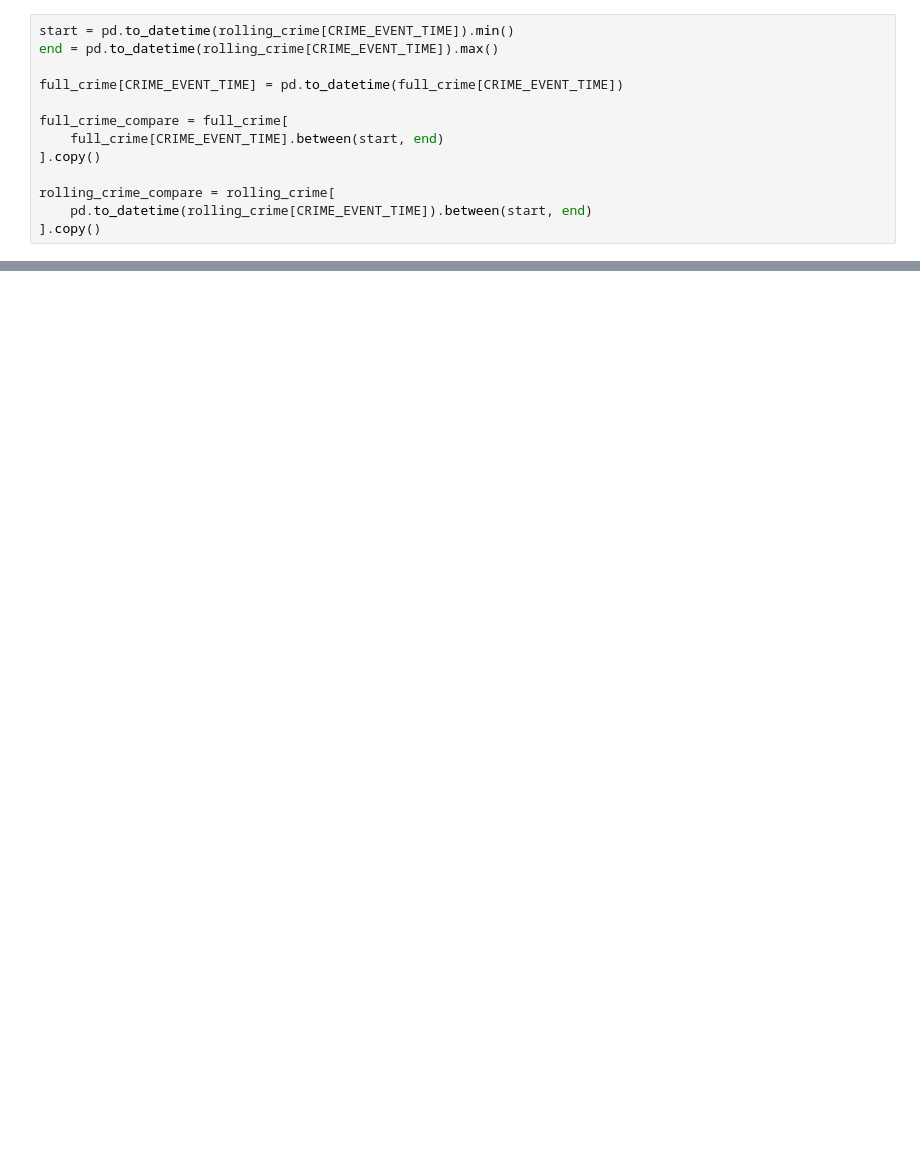
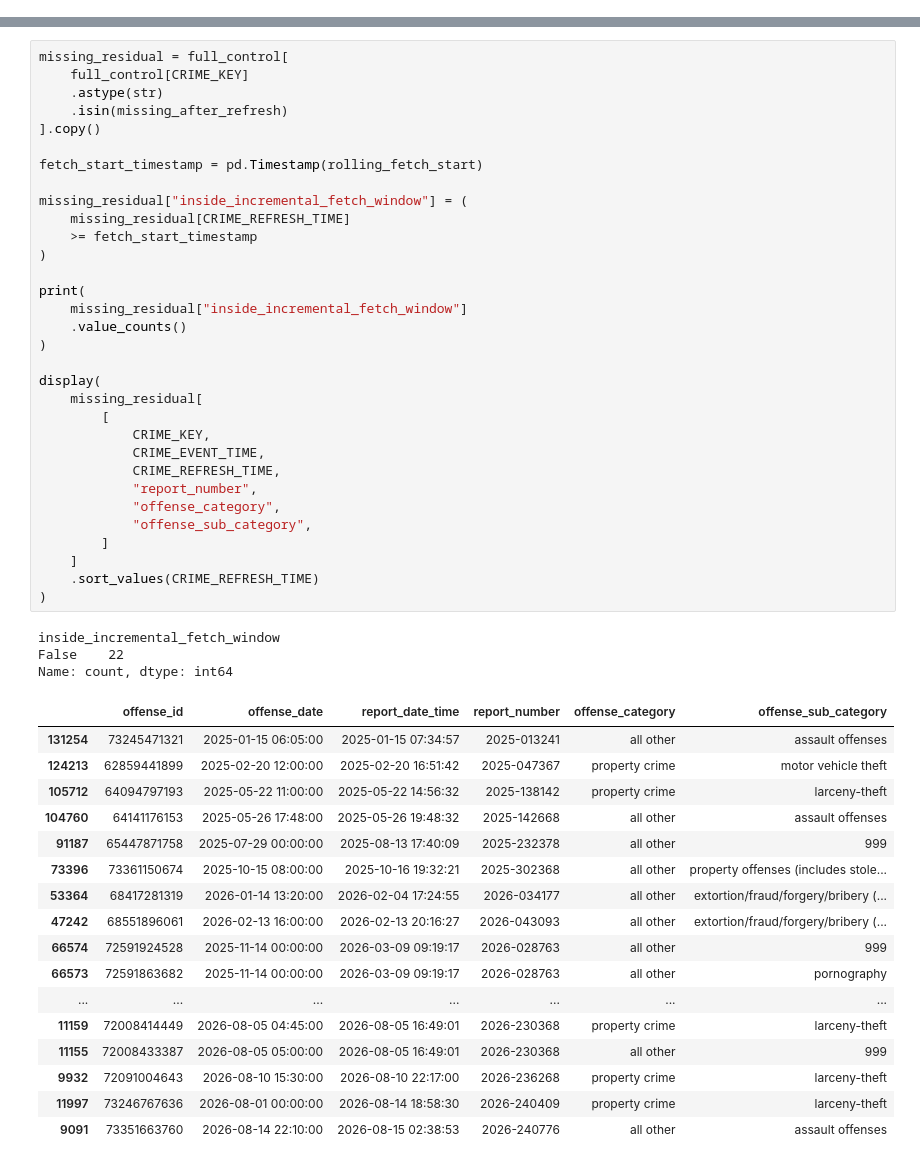
Before and after one commit to benji-carr/Seattle-Area-Public-Safety-Dashboard, a Jupyter notebook: notebooks/QA_data_pipeline.ipynb, the cells around one changed output, grey strips where cells are left out. Cells and saved outputs as stored; diff of their text form; blank space fills up the shorter version.

```diff
--- a/notebooks/QA_data_pipeline.ipynb
+++ b/notebooks/QA_data_pipeline.ipynb
@@ -141,13 +0,0 @@ full_crime[CRIME_REFRESH_TIME] = pd.to_datetime(
-# %%
-start = pd.to_datetime(rolling_crime[CRIME_EVENT_TIME]).min()
-end = pd.to_datetime(rolling_crime[CRIME_EVENT_TIME]).max()
-
-full_crime[CRIME_EVENT_TIME] = pd.to_datetime(full_crime[CRIME_EVENT_TIME])
-
-full_crime_compare = full_crime[
-    full_crime[CRIME_EVENT_TIME].between(start, end)
-].copy()
-
-rolling_crime_compare = rolling_crime[
-    pd.to_datetime(rolling_crime[CRIME_EVENT_TIME]).between(start, end)
-].copy()
@@ -1691,0 +451,53 @@ IDs absent from current source entirely:
+# %%
+missing_residual = full_control[
+    full_control[CRIME_KEY]
+    .astype(str)
+    .isin(missing_after_refresh)
+].copy()
+
+fetch_start_timestamp = pd.Timestamp(rolling_fetch_start)
+
+missing_residual["inside_incremental_fetch_window"] = (
+    missing_residual[CRIME_REFRESH_TIME]
+    >= fetch_start_timestamp
+)
+
+print(
+    missing_residual["inside_incremental_fetch_window"]
+    .value_counts()
+)
+
+display(
+    missing_residual[
+        [
+            CRIME_KEY,
+            CRIME_EVENT_TIME,
+            CRIME_REFRESH_TIME,
+            "report_number",
+            "offense_category",
+            "offense_sub_category",
+        ]
+    ]
+    .sort_values(CRIME_REFRESH_TIME)
+)
+# %% [output]
+inside_incremental_fetch_window
+False    22
+Name: count, dtype: int64
+|  | offense_id | offense_date | report_date_time | report_number | offense_category | offense_sub_category |
+| 131254 | 73245471321 | 2025-01-15 06:05:00 | 2025-01-15 07:34:57 | 2025-013241 | all other | assault offenses |
+| 124213 | 62859441899 | 2025-02-20 12:00:00 | 2025-02-20 16:51:42 | 2025-047367 | property crime | motor vehicle theft |
+| 105712 | 64094797193 | 2025-05-22 11:00:00 | 2025-05-22 14:56:32 | 2025-138142 | property crime | larceny-theft |
+| 104760 | 64141176153 | 2025-05-26 17:48:00 | 2025-05-26 19:48:32 | 2025-142668 | all other | assault offenses |
+| 91187 | 65447871758 | 2025-07-29 00:00:00 | 2025-08-13 17:40:09 | 2025-232378 | all other | 999 |
+| 73396 | 73361150674 | 2025-10-15 08:00:00 | 2025-10-16 19:32:21 | 2025-302368 | all other | property offenses (includes stole... |
+| 53364 | 68417281319 | 2026-01-14 13:20:00 | 2026-02-04 17:24:55 | 2026-034177 | all other | extortion/fraud/forgery/bribery (... |
+| 47242 | 68551896061 | 2026-02-13 16:00:00 | 2026-02-13 20:16:27 | 2026-043093 | all other | extortion/fraud/forgery/bribery (... |
+| 66574 | 72591924528 | 2025-11-14 00:00:00 | 2026-03-09 09:19:17 | 2026-028763 | all other | 999 |
+| 66573 | 72591863682 | 2025-11-14 00:00:00 | 2026-03-09 09:19:17 | 2026-028763 | all other | pornography |
+| ... | ... | ... | ... | ... | ... | ... |
+| 11159 | 72008414449 | 2026-08-05 04:45:00 | 2026-08-05 16:49:01 | 2026-230368 | property crime | larceny-theft |
+| 11155 | 72008433387 | 2026-08-05 05:00:00 | 2026-08-05 16:49:01 | 2026-230368 | all other | 999 |
+| 9932 | 72091004643 | 2026-08-10 15:30:00 | 2026-08-10 22:17:00 | 2026-236268 | property crime | larceny-theft |
+| 11997 | 73246767636 | 2026-08-01 00:00:00 | 2026-08-14 18:58:30 | 2026-240409 | property crime | larceny-theft |
+| 9091 | 73351663760 | 2026-08-14 22:10:00 | 2026-08-15 02:38:53 | 2026-240776 | all other | assault offenses |
```
Also changed, not shown: parts of 83 cells of this notebook, 11 other files.
